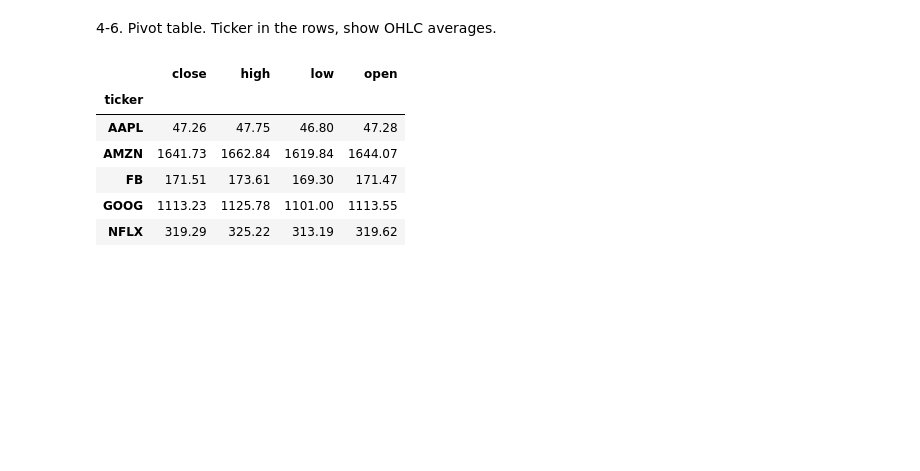
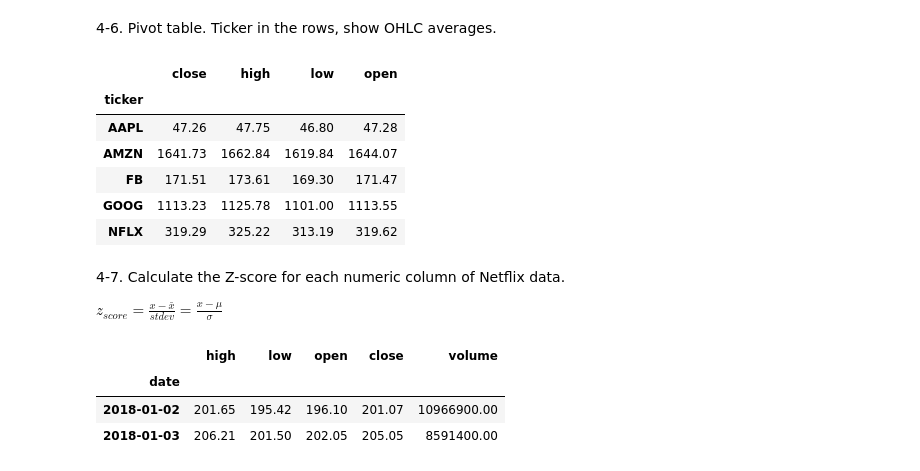
Before and after one commit to nadia-paz/ds-learning, a Jupyter notebook: data_analysis_pandas/exercises.ipynb, the cells around one changed output. Cells and saved outputs as stored; diff of their text form; code cells hidden in the pictures; blank space fills up the shorter version.

```diff
--- a/data_analysis_pandas/exercises.ipynb
+++ b/data_analysis_pandas/exercises.ipynb
@@ -301,3 +301,7 @@ df.pivot_table(values=['open', 'high', 'low', 'close'], index='ticker')
 | FB | 171.51 | 173.61 | 169.30 | 171.47 |
 | GOOG | 1113.23 | 1125.78 | 1101.00 | 1113.55 |
 | NFLX | 319.29 | 325.22 | 313.19 | 319.62 |
+# %% [markdown]
+4-7. Calculate the Z-score for each numeric column of Netflix data.
+
+$z_{score} = \frac{x - \bar{x}}{stdev} = \frac{x - \mu}{\sigma}$
@@ -303,0 +310,7 @@ df.pivot_table(values=['open', 'high', 'low', 'close'], index='ticker')
+# %%
+nflx.head(2)
+# %% [output]
+|  | high | low | open | close | volume |
+| date |  |  |  |  |  |
+| 2018-01-02 | 201.65 | 195.42 | 196.10 | 201.07 | 10966900.00 |
+| 2018-01-03 | 206.21 | 201.50 | 202.05 | 205.05 | 8591400.00 |
```
Also changed, not shown: parts of 4 cells of this notebook.
